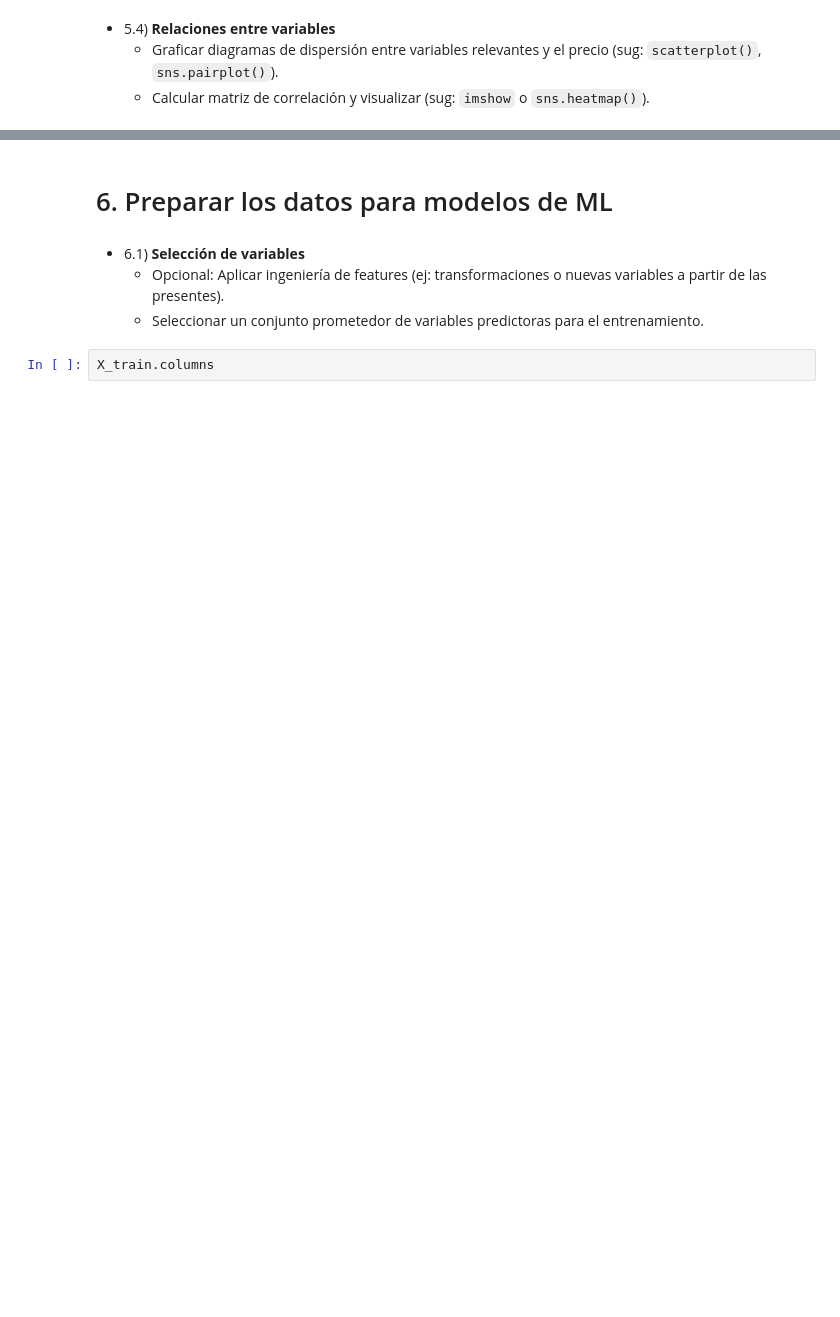
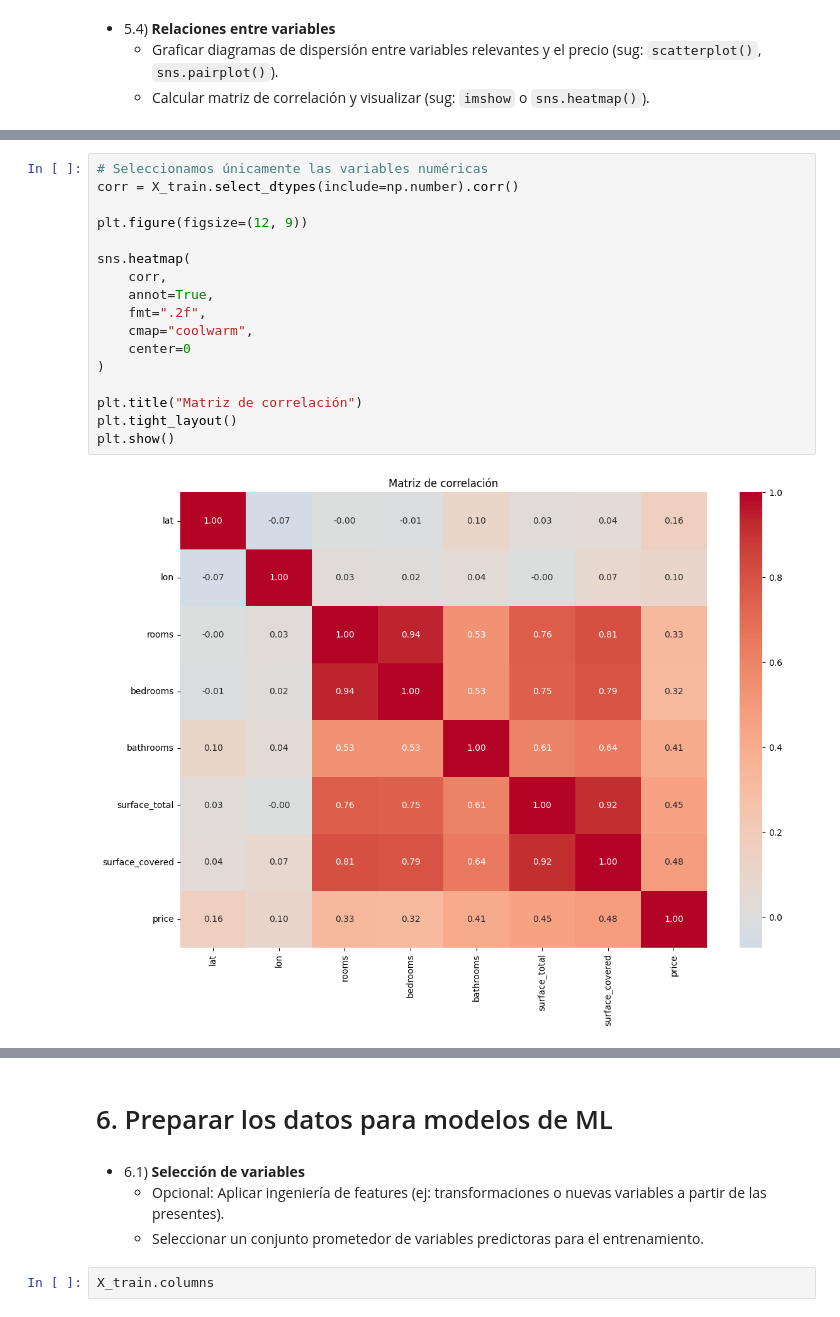
Before and after one commit to matigold22/TP-SIA, a Jupyter notebook: 2026_Consigna_TP1.ipynb, the cells around one changed output, grey strips where cells are left out. Cells and saved outputs as stored; diff of their text form; blank space fills up the shorter version.

```diff
--- a/2026_Consigna_TP1.ipynb
+++ b/2026_Consigna_TP1.ipynb
@@ -366,0 +484,19 @@ plt.show()
+# %%
+# Seleccionamos únicamente las variables numéricas
+corr = X_train.select_dtypes(include=np.number).corr()
+
+plt.figure(figsize=(12, 9))
+
+sns.heatmap(
+    corr,
+    annot=True,
+    fmt=".2f",
+    cmap="coolwarm",
+    center=0
+)
+
+plt.title("Matriz de correlación")
+plt.tight_layout()
+plt.show()
+# %% [output]
+[figure, added]
```
Also changed, not shown: parts of 35 cells of this notebook.
